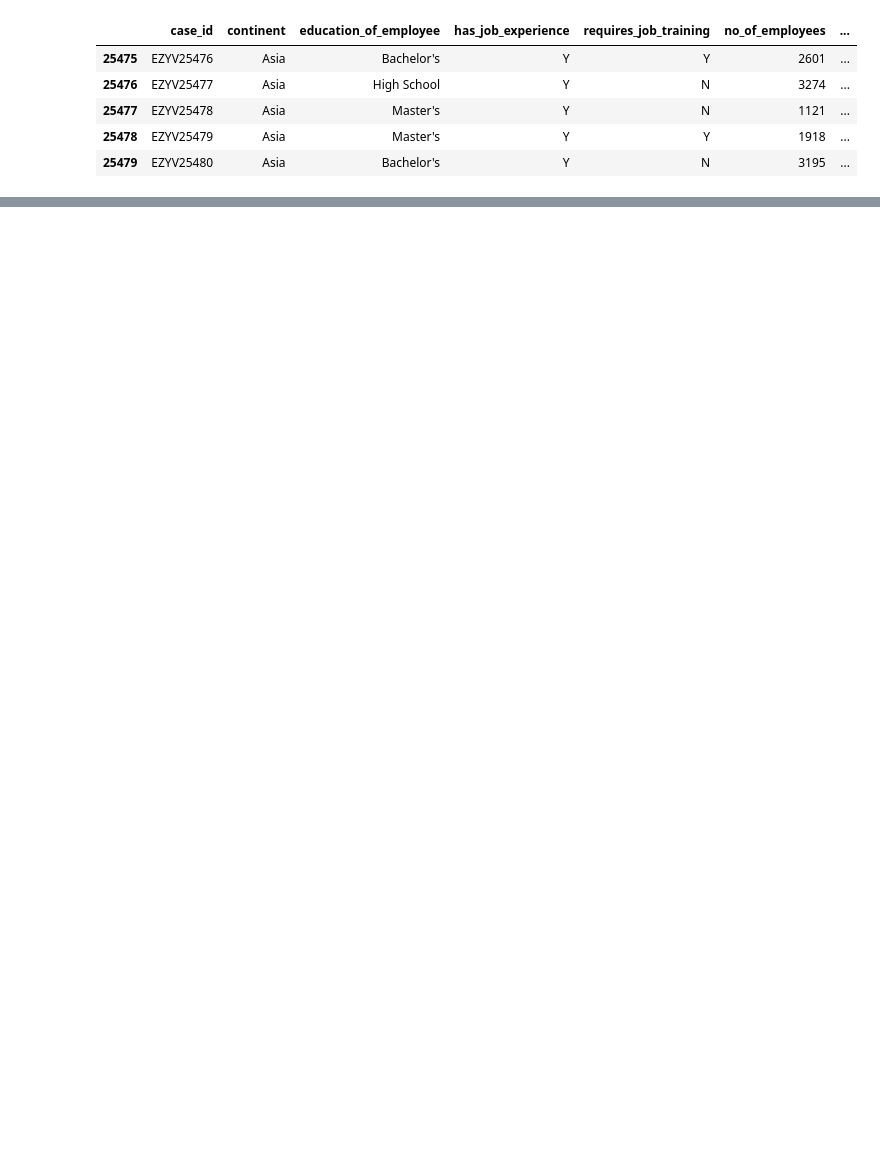
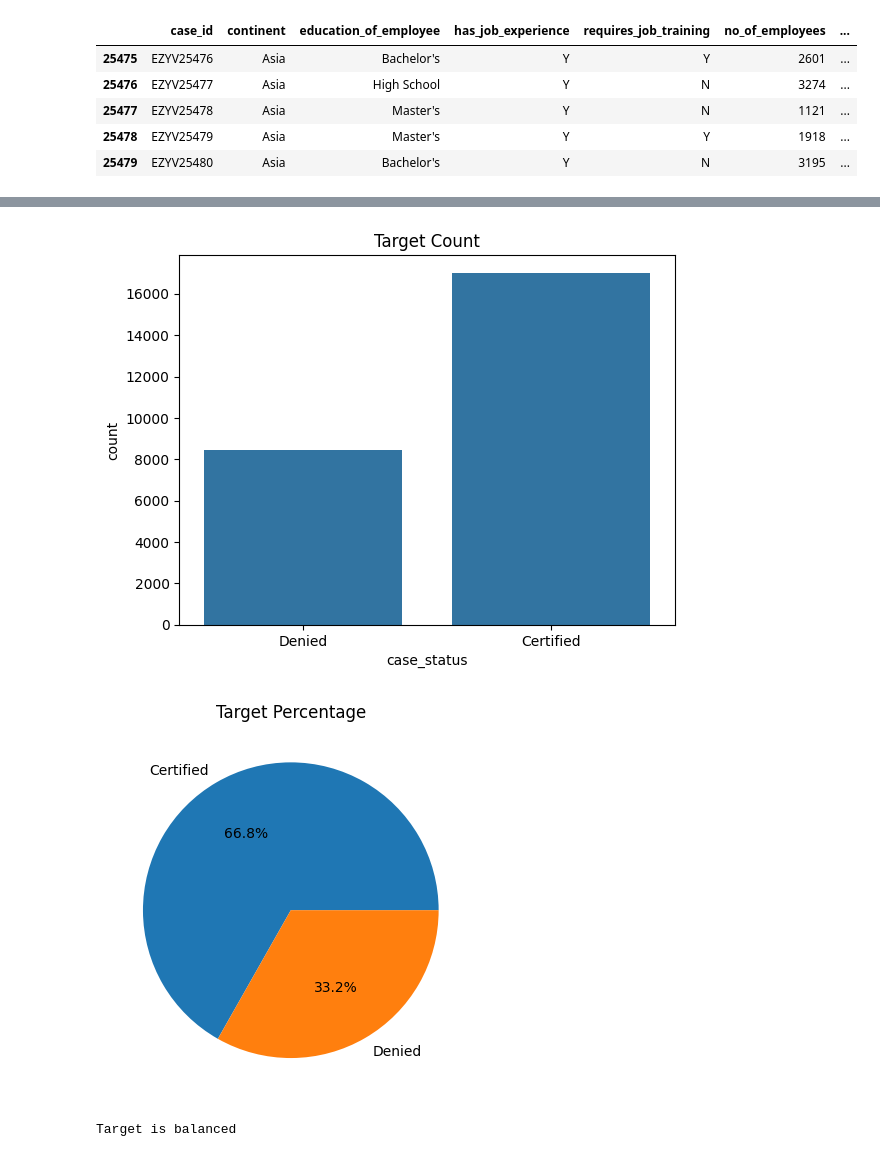
Before and after one commit to mitpatel3008/US-VisaApproval, a Jupyter notebook: notebook/eda.ipynb, the cells around one changed output, grey strips where cells are left out. Drawn from its saved outputs; the diff is of its cells as text; code cells hidden in the pictures; blank space fills up the shorter version.

```diff
--- a/notebook/eda.ipynb
+++ b/notebook/eda.ipynb
@@ -47 +48,8 @@ df=pd.read_csv("EasyVisa.csv")
+# %%
+# PROJECT CONFIGURATION
+DATA_PATH    = 'EasyVisa.csv'
+TARGET_COL   = 'case_status'
+PROBLEM_TYPE = 'classification'
+
+df = pd.read_csv(DATA_PATH)
 # %%
@@ -773,0 +320,25 @@ plt.show()
+# %%
+# 4.1 Target Distribution
+
+# Count plot
+sns.countplot(x=TARGET_COL, data=df)
+plt.title("Target Count")
+plt.show()
+
+# Pie chart
+target_counts = df[TARGET_COL].value_counts()
+plt.pie(target_counts, labels=target_counts.index, autopct='%1.1f%%')
+plt.title("Target Percentage")
+plt.show()
+
+# Check imbalance
+majority_pct = (target_counts.max() / len(df)) * 100
+
+if majority_pct > 70:
+    print("Class Imbalance detected → Use SMOTE or class_weight")
+else:
+    print("Target is balanced")
+# %% [output]
+[figure, added]
+[figure, added]
+Target is balanced
```
Also changed, not shown: parts of 152 cells of this notebook, 3 other files.
